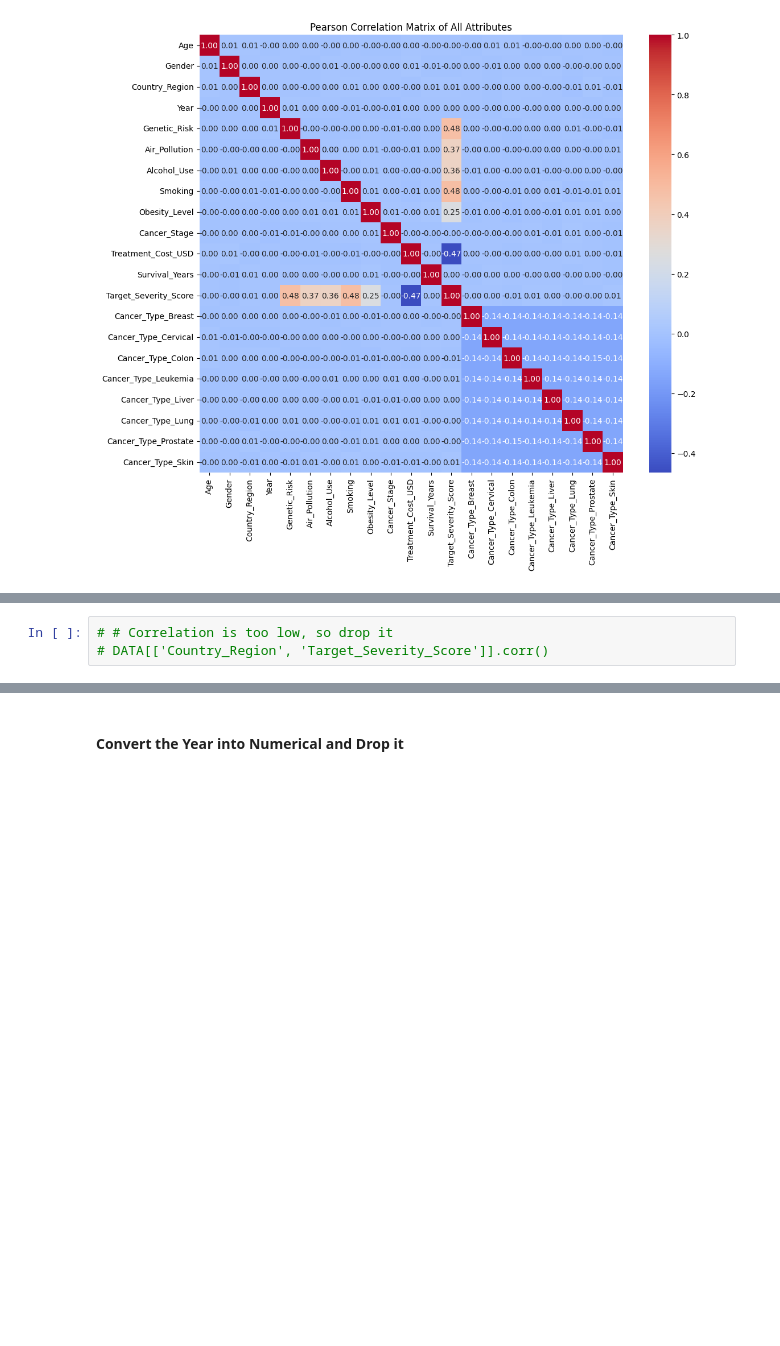
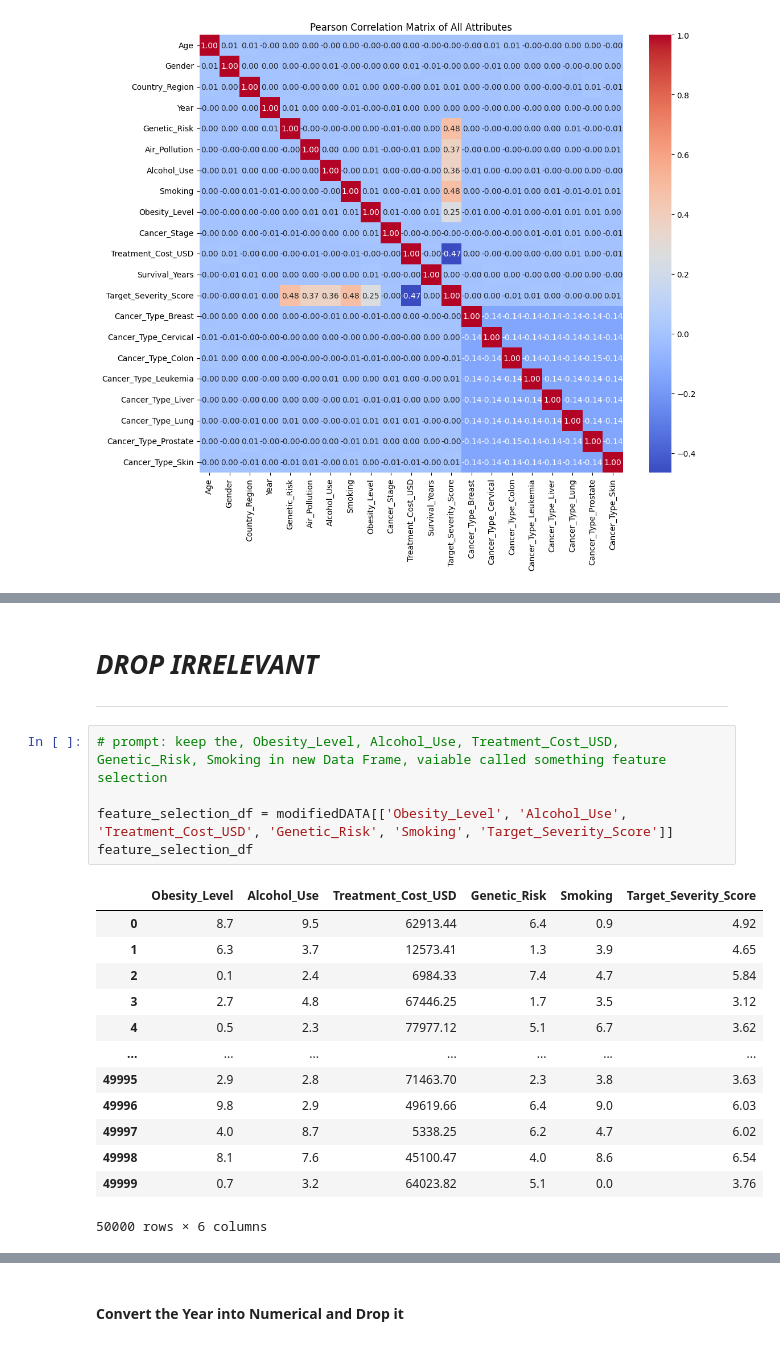
Before and after one commit to Moutaz-Code/CancerModelColab, a Jupyter notebook: Data_Mining_Project.ipynb, the cells around one changed output, grey strips where cells are left out. Drawn from its saved outputs; the diff is of its cells as text; blank space fills up the shorter version.

```diff
--- a/Data_Mining_Project.ipynb
+++ b/Data_Mining_Project.ipynb
@@ -304,6 +303,25 @@ Features ranked by ANOVA F-value:
 
 Top 5 features based on Mutual Information: ['Smoking', 'Genetic_Risk', 'Treatment_Cost_USD', 'Alcohol_Use', 'Air_Pollution']
-# %%
-# # Correlation is too low, so drop it
-# DATA[['Country_Region', 'Target_Severity_Score']].corr()
+# %% [markdown]
+# ***DROP IRRELEVANT***
+---
+# %%
+# prompt: keep the, Obesity_Level, Alcohol_Use, Treatment_Cost_USD, Genetic_Risk, Smoking in new Data Frame, vaiable called something feature selection
+
+feature_selection_df = modifiedDATA[['Obesity_Level', 'Alcohol_Use', 'Treatment_Cost_USD', 'Genetic_Risk', 'Smoking', 'Target_Severity_Score']]
+feature_selection_df
+# %% [output]
+|  | Obesity_Level | Alcohol_Use | Treatment_Cost_USD | Genetic_Risk | Smoking | Target_Severity_Score |
+| 0 | 8.7 | 9.5 | 62913.44 | 6.4 | 0.9 | 4.92 |
+| 1 | 6.3 | 3.7 | 12573.41 | 1.3 | 3.9 | 4.65 |
+| 2 | 0.1 | 2.4 | 6984.33 | 7.4 | 4.7 | 5.84 |
+| 3 | 2.7 | 4.8 | 67446.25 | 1.7 | 3.5 | 3.12 |
+| 4 | 0.5 | 2.3 | 77977.12 | 5.1 | 6.7 | 3.62 |
+| ... | ... | ... | ... | ... | ... | ... |
+| 49995 | 2.9 | 2.8 | 71463.70 | 2.3 | 3.8 | 3.63 |
+| 49996 | 9.8 | 2.9 | 49619.66 | 6.4 | 9.0 | 6.03 |
+| 49997 | 4.0 | 8.7 | 5338.25 | 6.2 | 4.7 | 6.02 |
+| 49998 | 8.1 | 7.6 | 45100.47 | 4.0 | 8.6 | 6.54 |
+| 49999 | 0.7 | 3.2 | 64023.82 | 5.1 | 0.0 | 3.76 |
+50000 rows × 6 columns
 # %%
```
Also changed, not shown: parts of 5 cells of this notebook.
